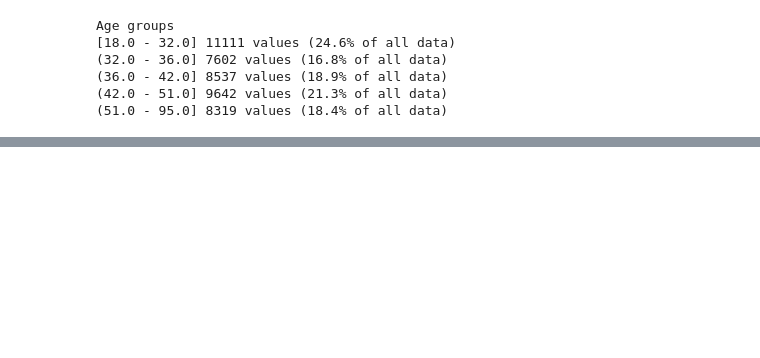
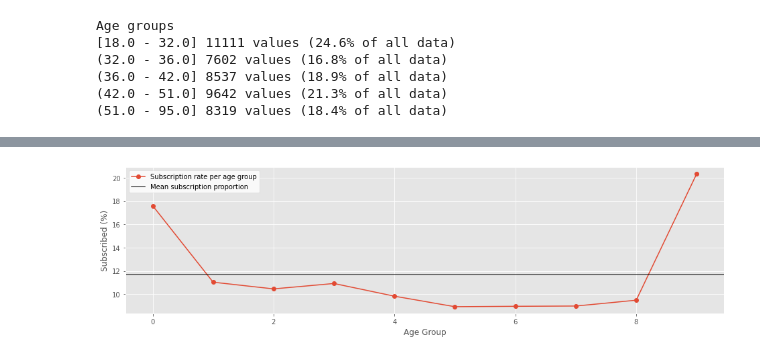
Before and after one commit to TK-Problem/Task-for-Quantitative-Analyst, a Jupyter notebook: results.ipynb, the cells around one changed output, grey strips where cells are left out. Saved outputs shown, nothing was run; the diff lists cells and outputs as text; code cells hidden in the pictures; blank space fills up the shorter version.

```diff
--- a/results.ipynb
+++ b/results.ipynb
@@ -449,0 +633,33 @@ df_sample.tail()
+# %%
+def prob_plot(df, col_name, N=5):
+    """
+    This function plot proportions of subscribed customers based on column and number of quantiles data was split.
+    :param df: pandas DataFrame
+    :param col_name: str, column name
+    :param N: int, number of quantiles to cut data
+
+    :return: None
+    """
+    # q-cut data into N quantiles
+    ser = pd.qcut(df[col_name], N, duplicates='drop', labels=False)
+
+    # temp. DdataFrame for visualizing predictions
+    _df = df[[col_name, 'y']].copy()
+    _df['y'].replace({'no': 0, 'yes': 1}, inplace=True)
+    _df[f'{col_name}_group'] = ser
+
+    # count propotions each age group subscribed to long-term deposits
+    fig, ax = plt.subplots(1, 1, figsize=(16, 4))
+    ax.plot(_df.groupby(f'{col_name}_group')['y'].mean()*100, 'o-', label=f'Subscription rate per {col_name} group')
+
+    # horizontal line to show mean subscription rate per group
+    ax.axhline(_df['y'].mean()*100, label='Mean subscription proportion', color='k', alpha=0.7)
+
+    # add legend with white background
+    legend = ax.legend(frameon=1)
+    frame = legend.get_frame()
+    frame.set_facecolor('w')
+
+    # add axis labels
+    ax.set_ylabel('Subscribed (%)')
+    ax.set_xlabel(f'{col_name} group'.title())
@@ -449,0 +678,4 @@ df_sample.tail()
+# %%
+prob_plot(df_bank_full, 'age', 10)
+# %% [output]
+[figure, added]
```
Also changed, not shown: parts of 50 cells of this notebook, 1 other file.
